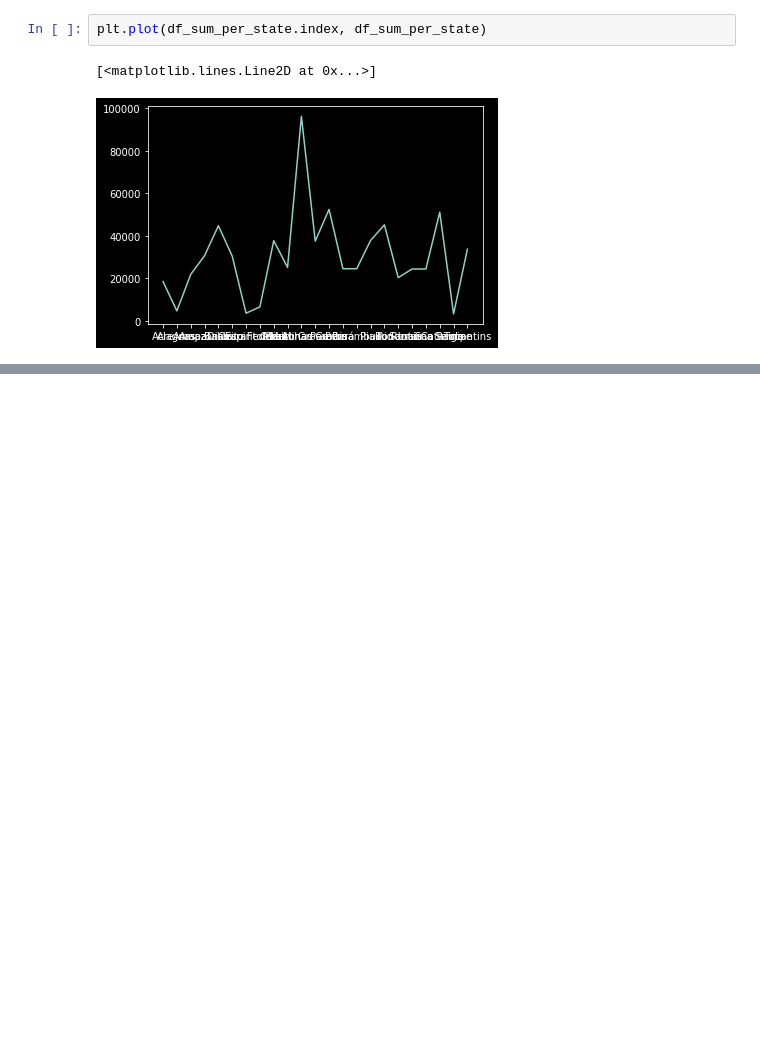
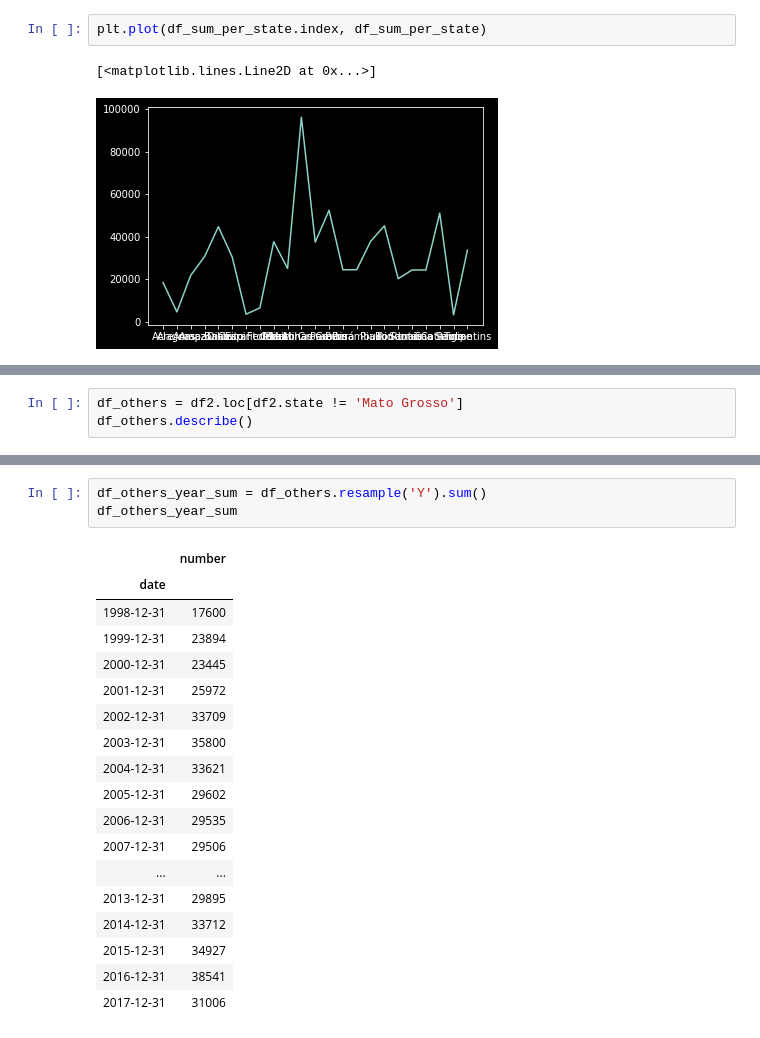
Before and after one commit to aczimermate/HomeProject, a Jupyter notebook: fire_brazil_eda.ipynb, the cells around one changed output, grey strips where cells are left out. Saved outputs shown, nothing was run; the diff lists cells and outputs as text; blank space fills up the shorter version.

```diff
--- a/fire_brazil_eda.ipynb
+++ b/fire_brazil_eda.ipynb
@@ -281,0 +331,3 @@ plt.plot(df_sum_per_state.index, df_sum_per_state)
+# %%
+df_others = df2.loc[df2.state != 'Mato Grosso']
+df_others.describe()
@@ -281,0 +344,22 @@ plt.plot(df_sum_per_state.index, df_sum_per_state)
+# %%
+df_others_year_sum = df_others.resample('Y').sum()
+df_others_year_sum
+# %% [output]
+|  | number |
+| date |  |
+| 1998-12-31 | 17600 |
+| 1999-12-31 | 23894 |
+| 2000-12-31 | 23445 |
+| 2001-12-31 | 25972 |
+| 2002-12-31 | 33709 |
+| 2003-12-31 | 35800 |
+| 2004-12-31 | 33621 |
+| 2005-12-31 | 29602 |
+| 2006-12-31 | 29535 |
+| 2007-12-31 | 29506 |
+| ... | ... |
+| 2013-12-31 | 29895 |
+| 2014-12-31 | 33712 |
+| 2015-12-31 | 34927 |
+| 2016-12-31 | 38541 |
+| 2017-12-31 | 31006 |
```
Also changed, not shown: parts of 15 cells of this notebook.
